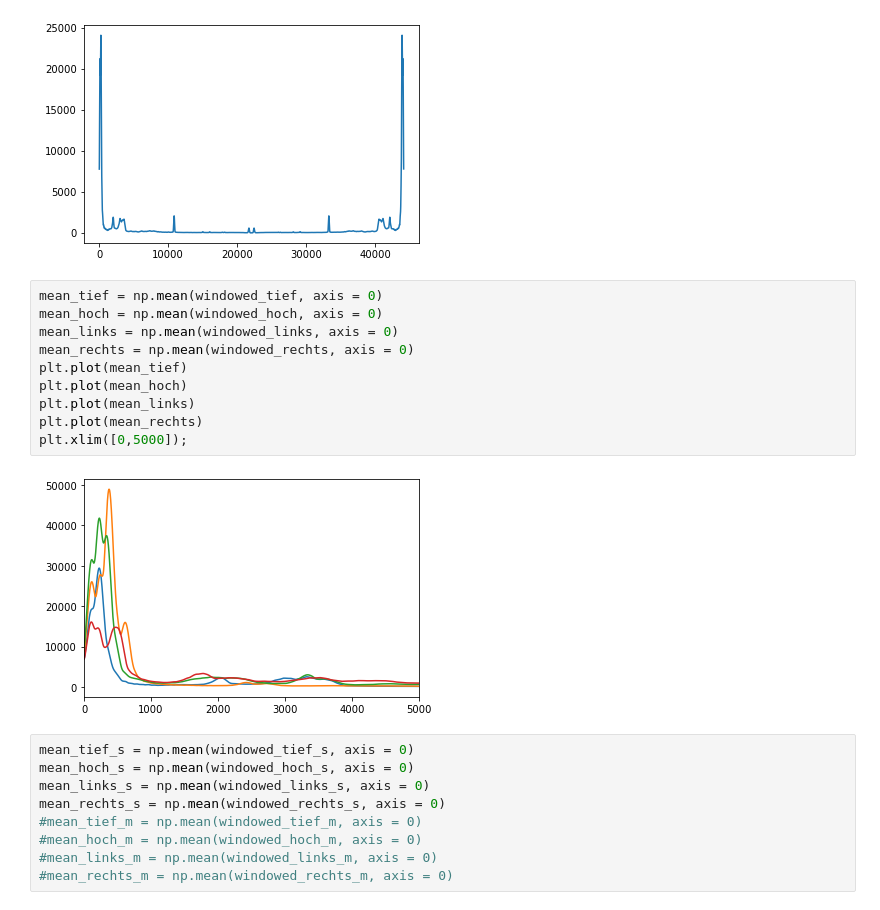
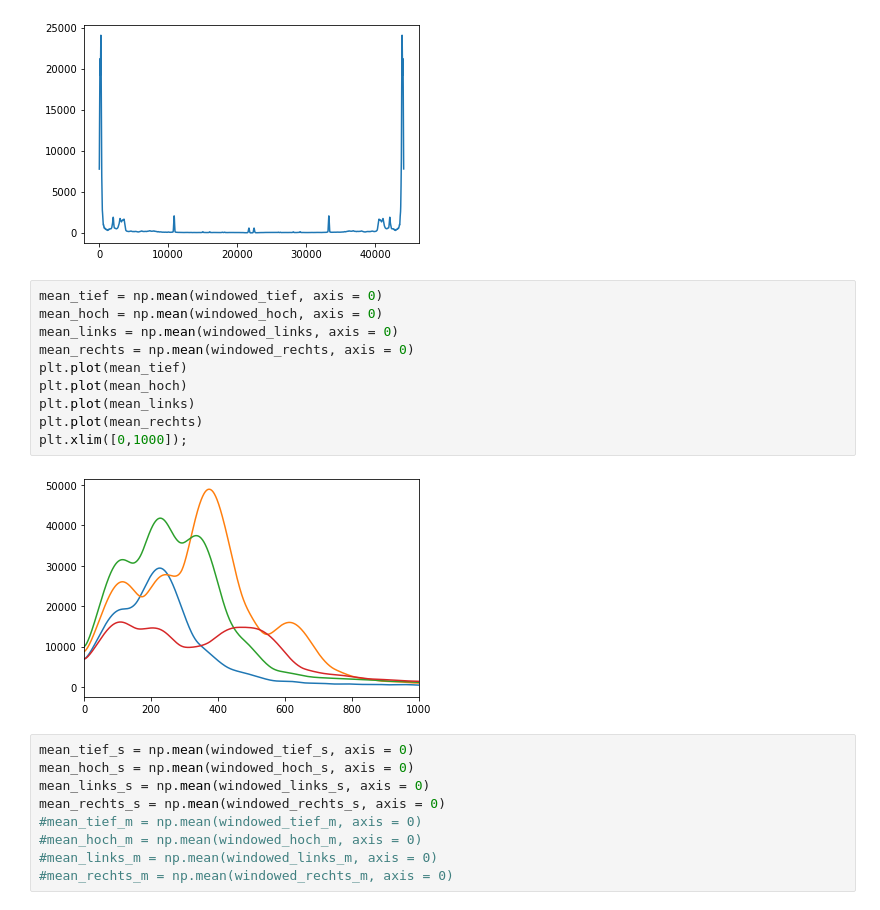
Before and after one commit to SebiCreator/SignaleSystemeSensoren, a Jupyter notebook: Labor4/l4_a1.ipynb, the cells around one changed output. Cells and saved outputs as stored; diff of their text form.

```diff
--- a/Labor4/l4_a1.ipynb
+++ b/Labor4/l4_a1.ipynb
@@ -78,15 +78,15 @@ plt.plot(windowed_tief[0]);
 # %%
 mean_tief = np.mean(windowed_tief, axis = 0)
 mean_hoch = np.mean(windowed_hoch, axis = 0)
 mean_links = np.mean(windowed_links, axis = 0)
 mean_rechts = np.mean(windowed_rechts, axis = 0)
 plt.plot(mean_tief)
 plt.plot(mean_hoch)
 plt.plot(mean_links)
 plt.plot(mean_rechts)
-plt.xlim([0,5000]);
+plt.xlim([0,1000]);
 # %% [output]
-[figure, old version]
+[figure, new version]
 # %%
 mean_tief_s = np.mean(windowed_tief_s, axis = 0)
 mean_hoch_s = np.mean(windowed_hoch_s, axis = 0)
```
Also changed, not shown: parts of 1 cell of this notebook, 2 other files.
